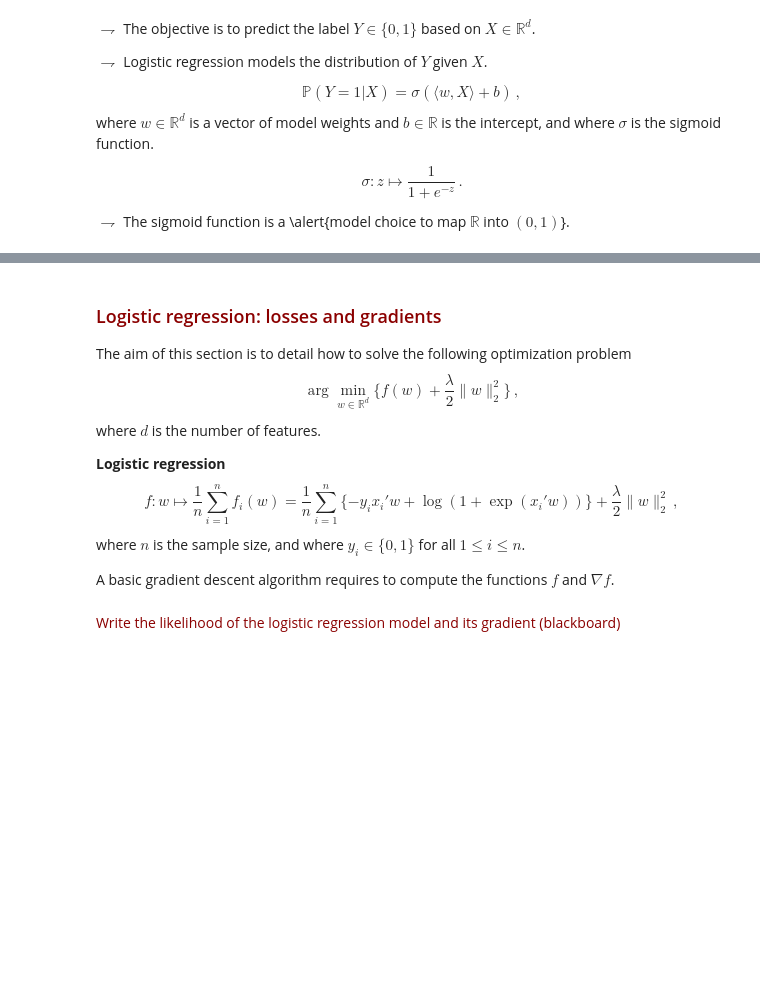
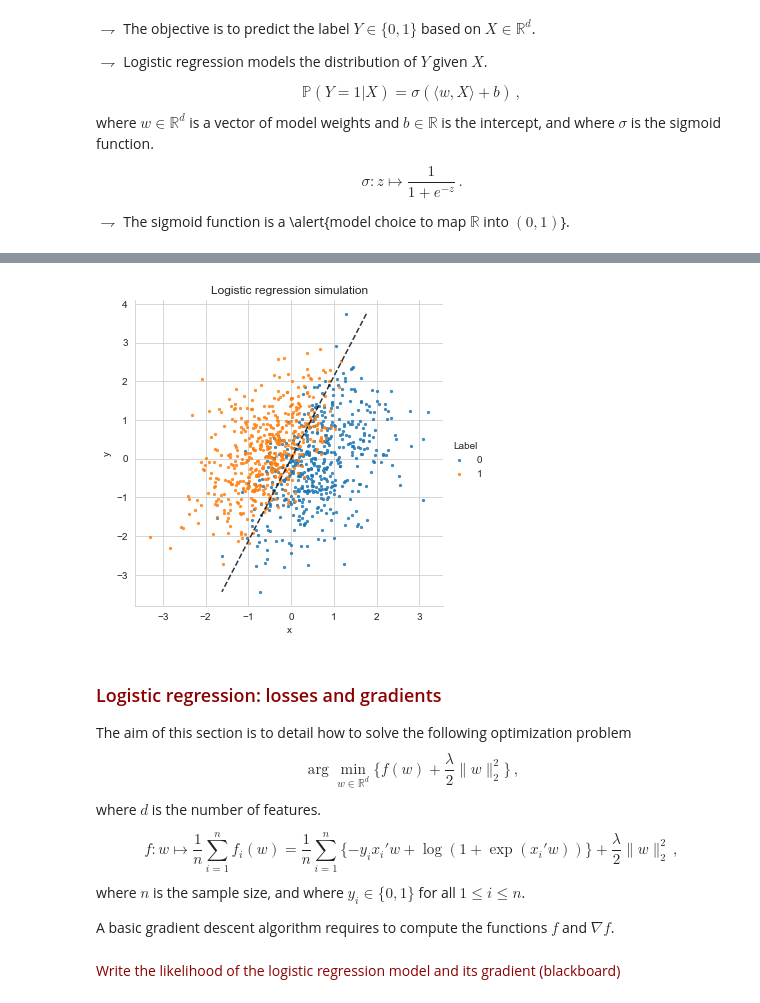
Before and after one commit to sylvainlc/19-map354_share, a Jupyter notebook: 3_Logistic_FeedForward/Lab/Python/logistic_ffnn.ipynb, the cells around one changed output, grey strips where cells are left out. Cells and saved outputs as stored; diff of their text form; code cells hidden in the pictures; blank space fills up the shorter version.

```diff
--- a/3_Logistic_FeedForward/Lab/Python/logistic_ffnn.ipynb
+++ b/3_Logistic_FeedForward/Lab/Python/logistic_ffnn.ipynb
@@ -69,3 +94,26 @@ plt.title("Logistic regression simulation");
+# %%
+def decision_function(X,w):
+    z = sigmoid(X.dot(w))
+    return z
+
+xlim  = [np.min(X[:,0]), np.max(X[:,0])]
+ylim  = [np.min(X[:,1]), np.max(X[:,1])]
+xplot = np.linspace(xlim[0], xlim[1], 30)
+yplot = np.linspace(ylim[0], ylim[1], 30)
+
+Yplot, Xplot = np.meshgrid(yplot, xplot)
+xy           = np.vstack([Xplot.ravel(), Yplot.ravel()]).T
+P            = decision_function(xy,w0).reshape(Xplot.shape)
+
+sns.set_style("whitegrid")
+sns.lmplot(x = "x", y = "y", data = simulated_data, fit_reg = False, hue = "Label", legend = True, scatter_kws={"s": 5})
+
+plt.title("Logistic regression simulation");
+
+# plot decision boundary and margins
+plt.contour(Xplot, Yplot, P, colors = 'k', levels = [0.5], alpha = 0.8, linestyles = ['--']);
+# %% [output]
+[figure, added]
 # %% [markdown]
 ### <font color=darkred>  Logistic regression: losses and gradients </font>
 
@@ -75,7 +123,6 @@ $$
 $$
 where $d$ is the number of features.
 
-**Logistic regression**
 $$
 f: w \mapsto \frac 1n \sum_{i=1}^n f_i(w) = \frac{1}{n} \sum_{i=1}^n \{-y_ix_i'w + \log(1 + \exp(x_i' w))\} + \frac{\lambda}{2} \|w\|_2^2\,,
 $$
```
Also changed, not shown: parts of 9 cells of this notebook.
